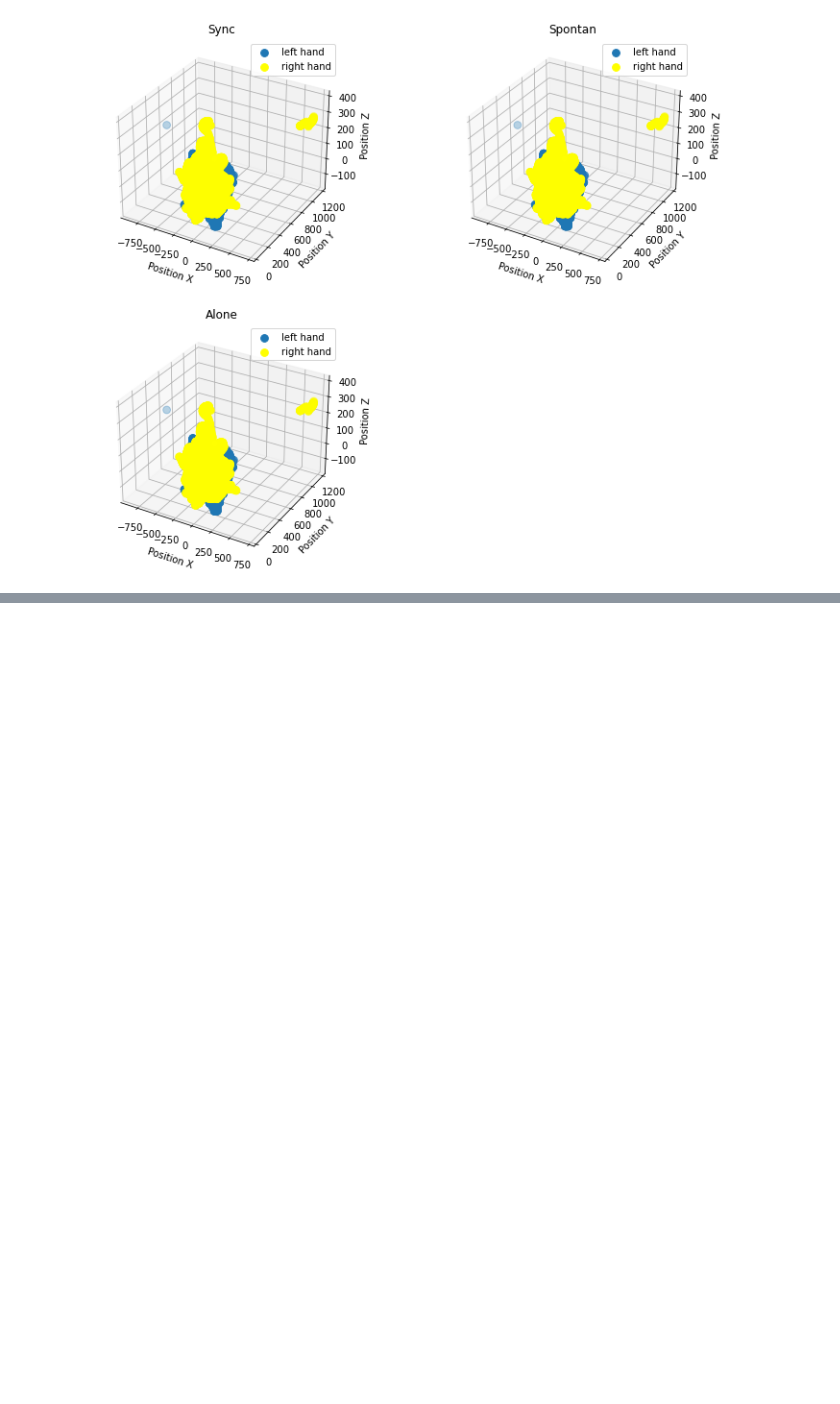
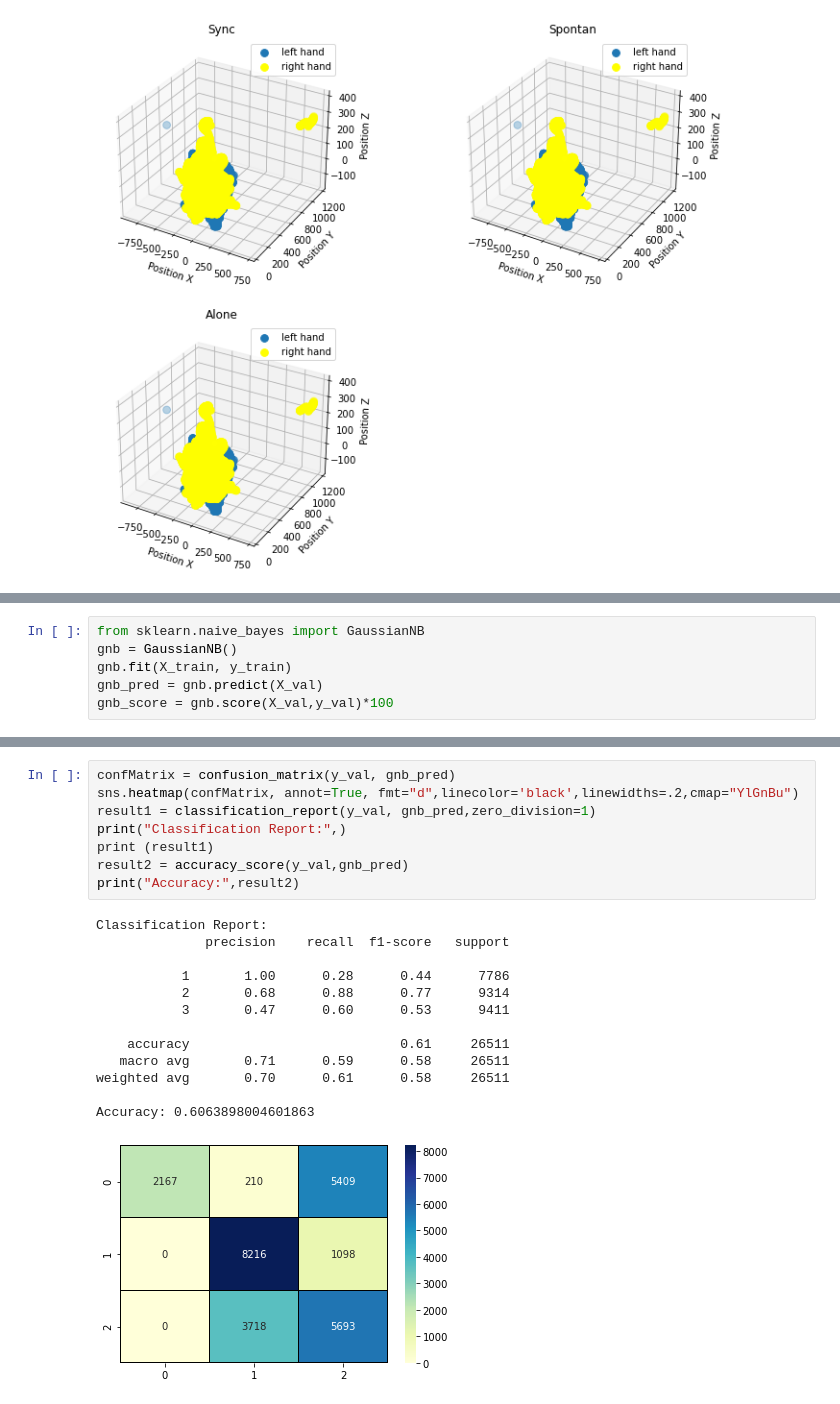
Before and after one commit to idobar1403/FinalProjectYear1, a Jupyter notebook: Hands_Classification.ipynb, the cells around one changed output, grey strips where cells are left out. Drawn from its saved outputs; the diff is of its cells as text; blank space fills up the shorter version.

```diff
--- a/Hands_Classification.ipynb
+++ b/Hands_Classification.ipynb
@@ -186,0 +340,6 @@ for t in Type:
+# %%
+from sklearn.naive_bayes import GaussianNB
+gnb = GaussianNB()
+gnb.fit(X_train, y_train)
+gnb_pred = gnb.predict(X_val)
+gnb_score = gnb.score(X_val,y_val)*100
@@ -186,0 +351,22 @@ for t in Type:
+# %%
+confMatrix = confusion_matrix(y_val, gnb_pred)
+sns.heatmap(confMatrix, annot=True, fmt="d",linecolor='black',linewidths=.2,cmap="YlGnBu")
+result1 = classification_report(y_val, gnb_pred,zero_division=1)
+print("Classification Report:",)
+print (result1)
+result2 = accuracy_score(y_val,gnb_pred)
+print("Accuracy:",result2)
+# %% [output]
+Classification Report:
+              precision    recall  f1-score   support
+
+           1       1.00      0.28      0.44      7786
+           2       0.68      0.88      0.77      9314
+           3       0.47      0.60      0.53      9411
+
+    accuracy                           0.61     26511
+   macro avg       0.71      0.59      0.58     26511
+weighted avg       0.70      0.61      0.58     26511
+
+Accuracy: 0.6063898004601863
+[figure, added]
```
Also changed, not shown: parts of 31 cells of this notebook.
